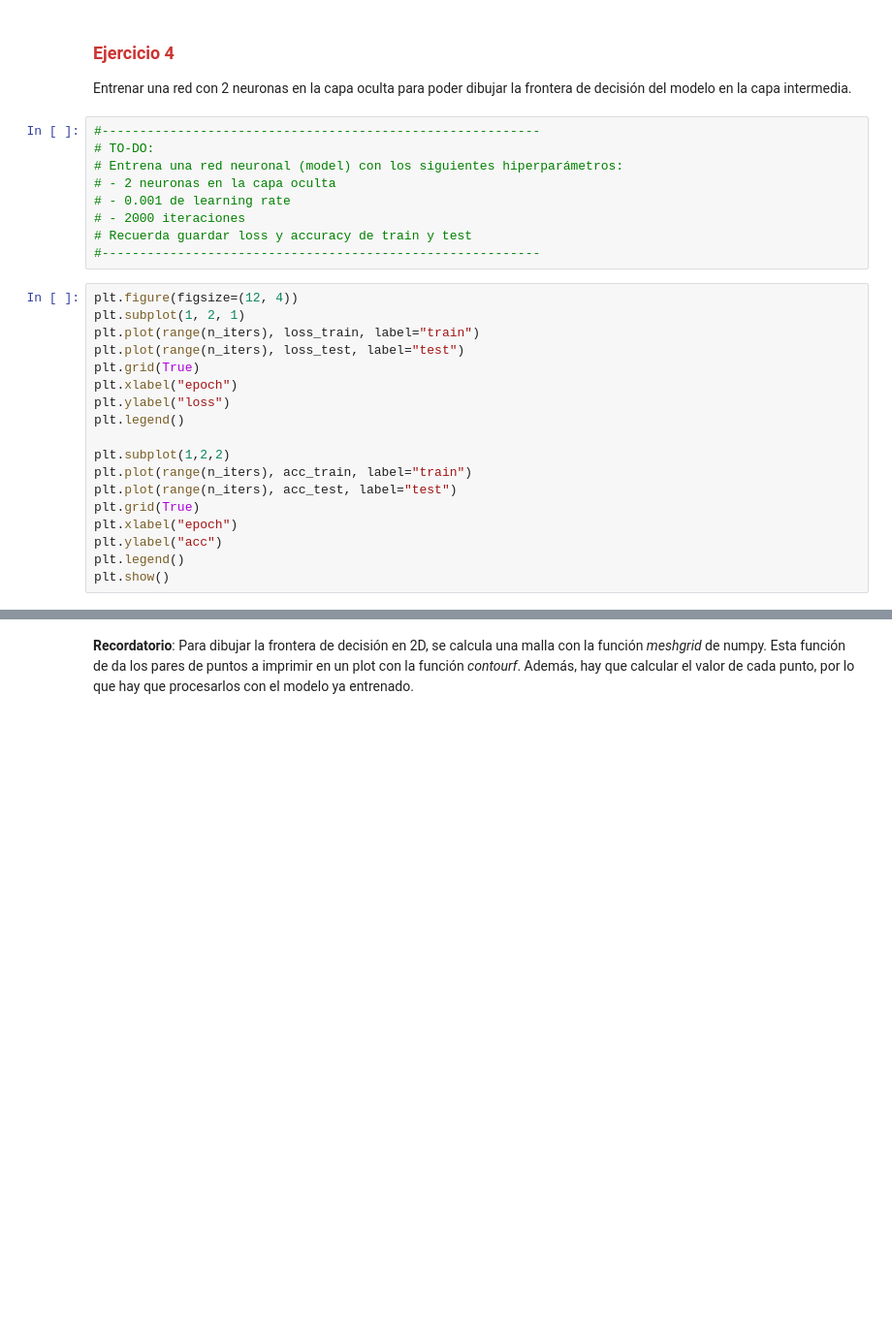
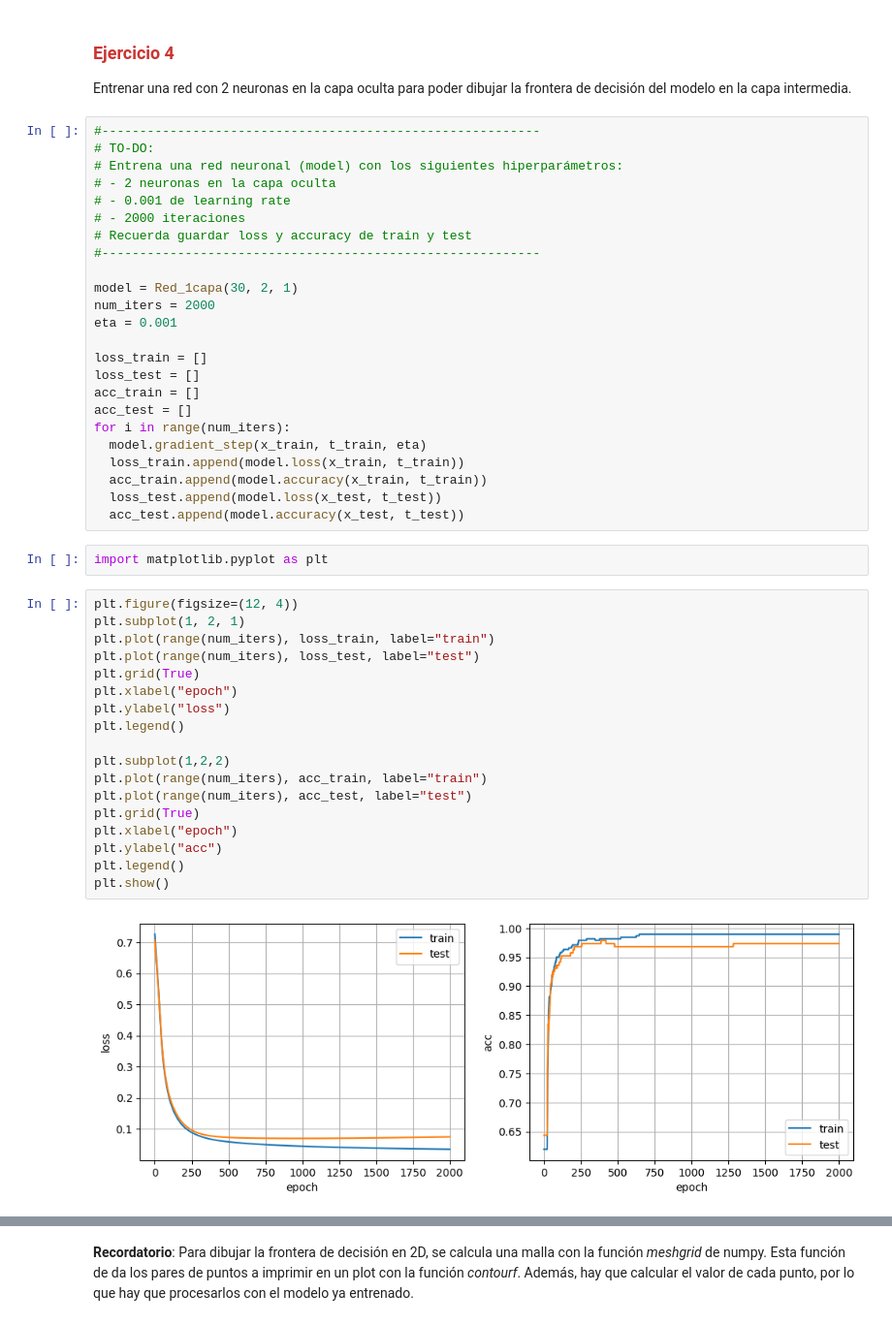
Before and after one commit to christianolivamoya/MIAX13-REDES, a Jupyter notebook: notebooks_clases/03_1_red_neuronal_completa_CLASES.ipynb, the cells around one changed output, grey strips where cells are left out. Shown at 97% size. Saved outputs shown, nothing was run; the diff lists cells and outputs as text; blank space fills up the shorter version.

```diff
--- a/notebooks_clases/03_1_red_neuronal_completa_CLASES.ipynb
+++ b/notebooks_clases/03_1_red_neuronal_completa_CLASES.ipynb
@@ -688,23 +688,42 @@ Entrenar una red con 2 neuronas en la capa oculta para poder dibujar la frontera
 # - 2000 iteraciones
 # Recuerda guardar loss y accuracy de train y test
 #----------------------------------------------------------
+
+model = Red_1capa(30, 2, 1)
+num_iters = 2000
+eta = 0.001
+
+loss_train = []
+loss_test = []
+acc_train = []
+acc_test = []
+for i in range(num_iters):
+  model.gradient_step(x_train, t_train, eta)
+  loss_train.append(model.loss(x_train, t_train))
+  acc_train.append(model.accuracy(x_train, t_train))
+  loss_test.append(model.loss(x_test, t_test))
+  acc_test.append(model.accuracy(x_test, t_test))
+# %%
+import matplotlib.pyplot as plt
 # %%
 plt.figure(figsize=(12, 4))
 plt.subplot(1, 2, 1)
-plt.plot(range(n_iters), loss_train, label="train")
-plt.plot(range(n_iters), loss_test, label="test")
+plt.plot(range(num_iters), loss_train, label="train")
+plt.plot(range(num_iters), loss_test, label="test")
 plt.grid(True)
 plt.xlabel("epoch")
 plt.ylabel("loss")
 plt.legend()
 
 plt.subplot(1,2,2)
-plt.plot(range(n_iters), acc_train, label="train")
-plt.plot(range(n_iters), acc_test, label="test")
+plt.plot(range(num_iters), acc_train, label="train")
+plt.plot(range(num_iters), acc_test, label="test")
 plt.grid(True)
 plt.xlabel("epoch")
 plt.ylabel("acc")
 plt.legend()
 plt.show()
+# %% [output]
+[figure, added]
 # %%
 acc_test[-1]
```
Also changed, not shown: parts of 26 cells of this notebook, 2 other files.
